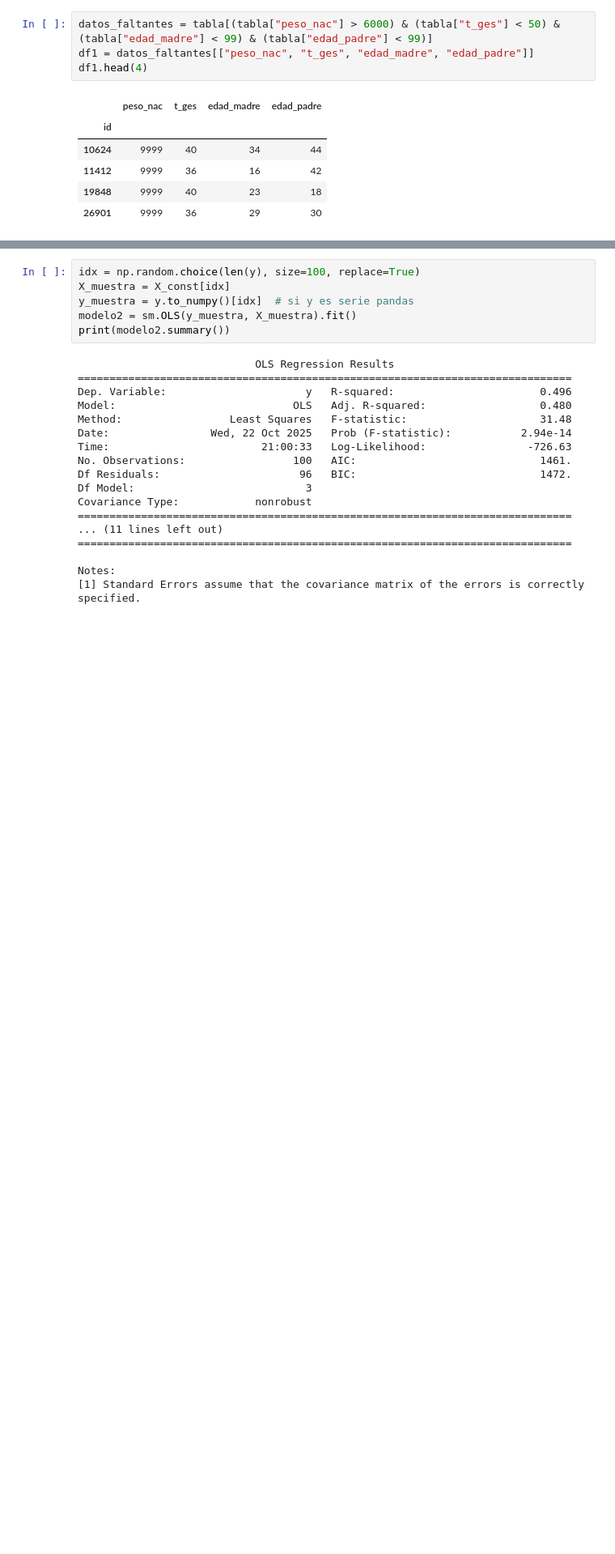
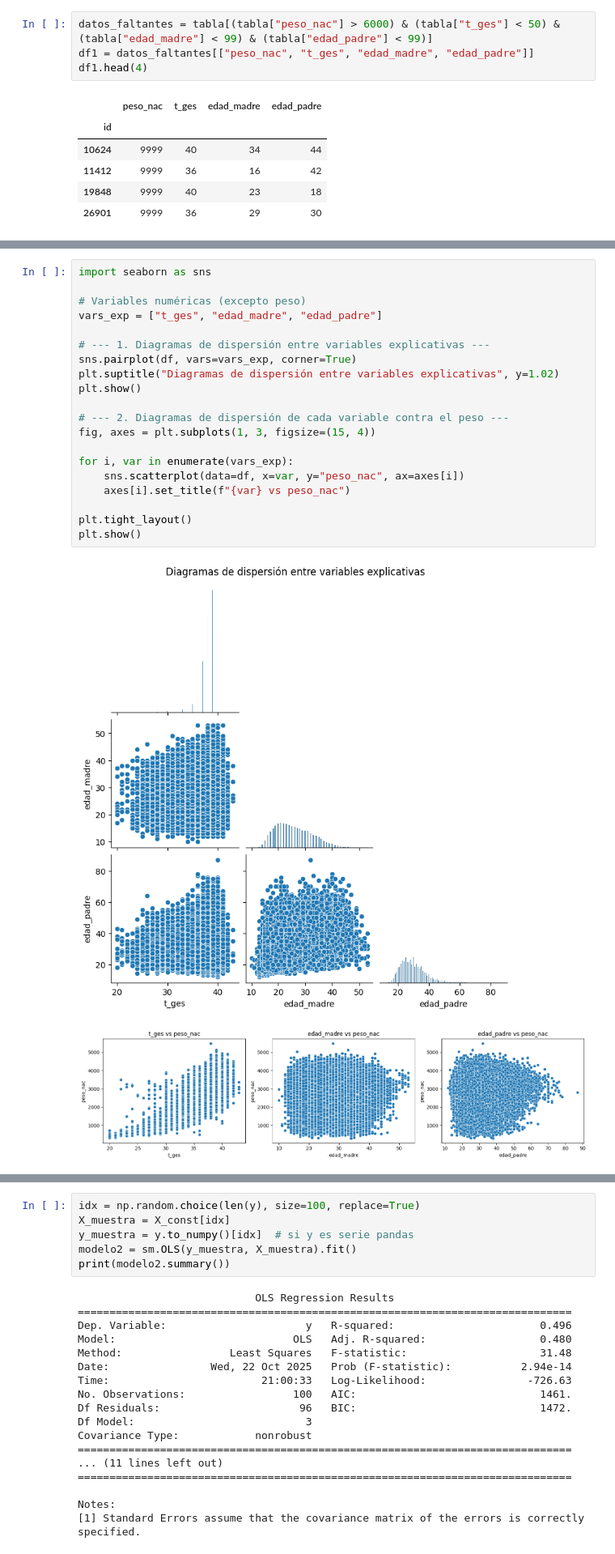
Before and after one commit to andressriosg/Topicos-en-Estadistica, a Jupyter notebook: Untitled11.ipynb, the cells around one changed output, grey strips where cells are left out. Shown at 81% size. Saved outputs shown, nothing was run; the diff lists cells and outputs as text; blank space fills up the shorter version.

```diff
--- a/Untitled11.ipynb
+++ b/Untitled11.ipynb
@@ -198,0 +197,23 @@ Parte descriptiva: Mediante diagramas de dispersión determinar si las variables
+# %%
+import seaborn as sns
+
+# Variables numéricas (excepto peso)
+vars_exp = ["t_ges", "edad_madre", "edad_padre"]
+
+# --- 1. Diagramas de dispersión entre variables explicativas ---
+sns.pairplot(df, vars=vars_exp, corner=True)
+plt.suptitle("Diagramas de dispersión entre variables explicativas", y=1.02)
+plt.show()
+
+# --- 2. Diagramas de dispersión de cada variable contra el peso ---
+fig, axes = plt.subplots(1, 3, figsize=(15, 4))
+
+for i, var in enumerate(vars_exp):
+    sns.scatterplot(data=df, x=var, y="peso_nac", ax=axes[i])
+    axes[i].set_title(f"{var} vs peso_nac")
+
+plt.tight_layout()
+plt.show()
+# %% [output]
+[figure, added]
+[figure, added]
```
Also changed, not shown: parts of 13 cells of this notebook.
